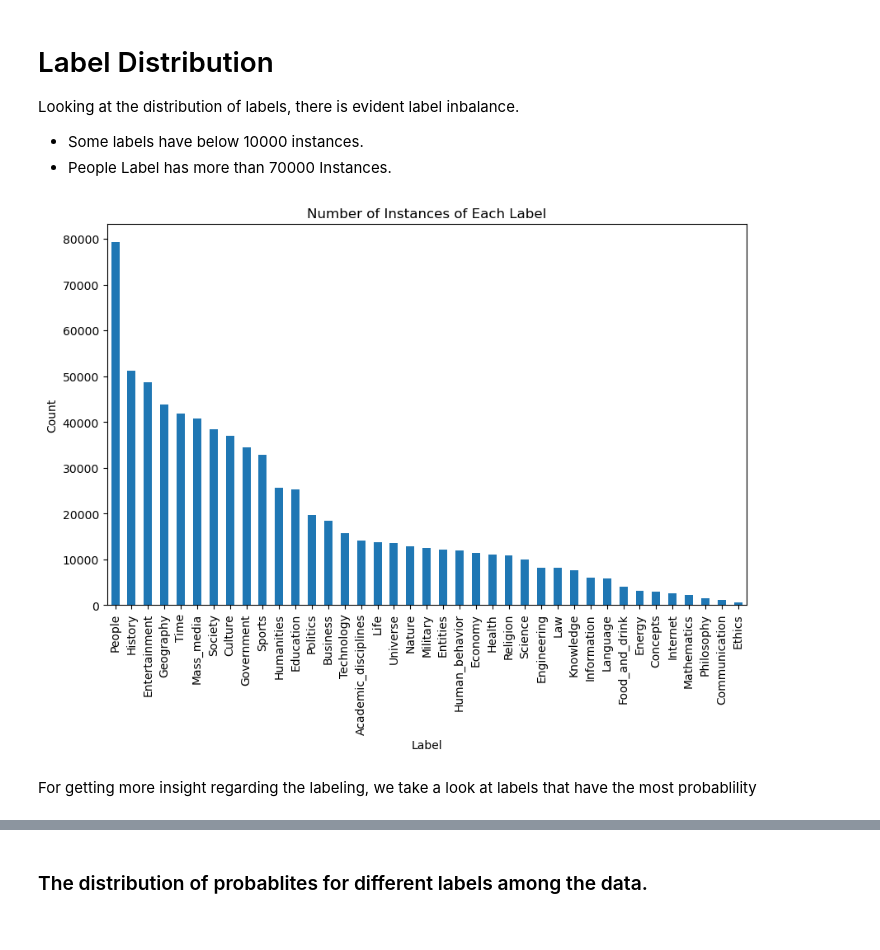
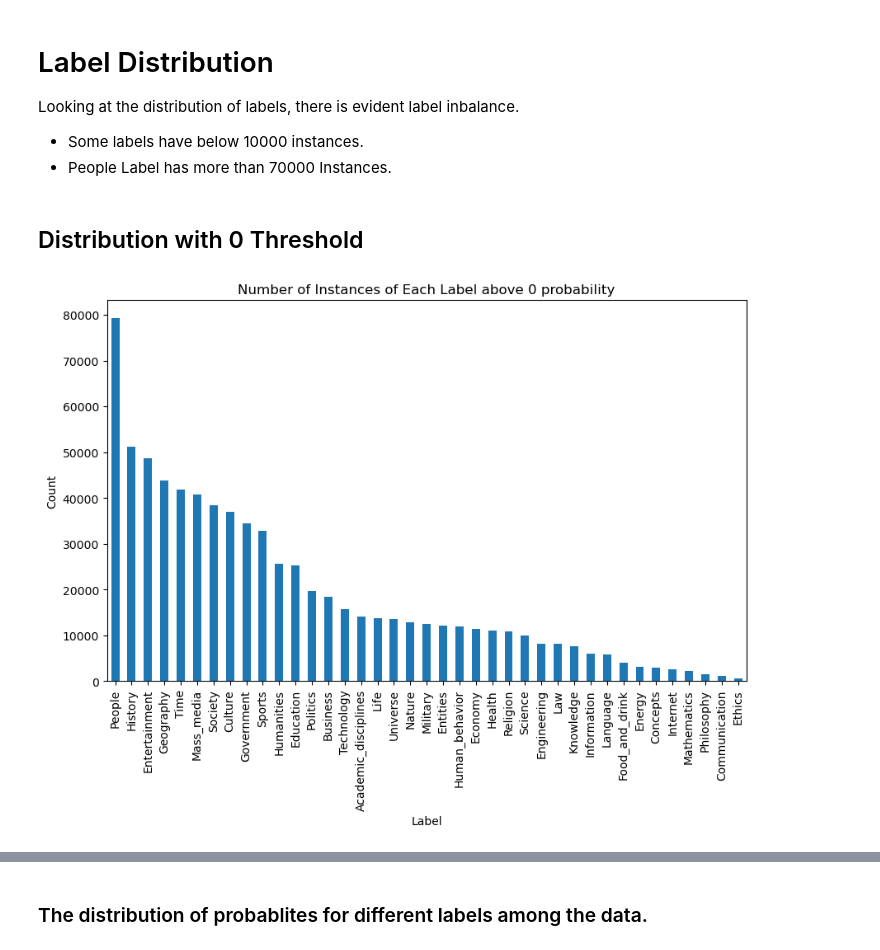
Before and after one commit to alexcalabrese/dsl_project, a Jupyter notebook: DS Lab - Project - Data Exploration.ipynb, the cells around one changed output, grey strips where cells are left out. Drawn from its saved outputs; the diff is of its cells as text; code cells hidden in the pictures.

```diff
--- a/DS Lab - Project - Data Exploration.ipynb
+++ b/DS Lab - Project - Data Exploration.ipynb
@@ -15,3 +19,2 @@ from sklearn.multioutput import MultiOutputRegressor
 # %%
-df = pd.read_parquet('sampled_data.parquet')
-text_Data_df = df.copy()
+df = pd.read_parquet('GenericMixOfTopic.parquet')
@@ -75,0 +143,6 @@ plt.show()
+# %%
+df['topics_with_percentages'] = df['topics_with_percentages'].apply(lambda x: json.loads(x))
+probability_sums = df['topics_with_percentages'].apply(lambda x: sum(x.values()))
+print(f"The min value is: {probability_sums.min()} and the max value is {probability_sums.max()}")
+
+print(f"There are {probability_sums[probability_sums != 1].shape[0]} rows where the sum of the probabilities is not equal to 1")
@@ -78,35 +194,22 @@ plt.show()
 Looking at the distribution of labels, there is evident label inbalance.
 - Some labels have below 10000 instances.
 - People Label has more than 70000 Instances.
+# %%
+# Create a new DataFrame containing only the labels
+labels_df = pd.DataFrame(df['topics_with_percentages'].tolist())
+# %% [markdown]
+## Distribution with 0 Threshold
 # %%
-import pandas as pd
-import json
+labels_df_above_0 = labels_df.applymap(lambda x: 1 if x > 0 else 0)
 
-text_Data_df = pd.read_parquet('GenericMixOfTopic.parquet')
-
-# Convert the binary dictionary to a dictionary format
-text_Data_df['topics_with_percentages'] = text_Data_df['topics_with_percentages'].apply(lambda x: json.loads(x.decode('utf-8')))
-
-# Create a new DataFrame containing only the labels
-labels_df = pd.DataFrame(text_Data_df['topics_with_percentages'].tolist())
-
-labels_df = labels_df.applymap(lambda x: 1 if x > 0 else 0)
-
-sums = labels_df.sum(axis=0).sort_values(ascending=False)
+sums = labels_df_above_0.sum(axis=0).sort_values(ascending=False)
 
 # bar chart for the number of instances of each label
 plt.figure(figsize=(10, 6))
 sums.plot(kind='bar')
 plt.xlabel('Label')
 plt.ylabel('Count')
-plt.title('Number of Instances of Each Label')
+plt.title('Number of Instances of Each Label above 0 probability')
 plt.show()
-
-# remove and release variable text_Data_df
-del text_Data_df
-
-# labels_df.head()
 # %% [output]
-[figure, old version]
+[figure, new version]
-# %% [markdown]
-For getting more insight regarding the labeling, we take a look at labels that have the most probablility
```
Also changed, not shown: parts of 76 cells of this notebook, 1 other file.
